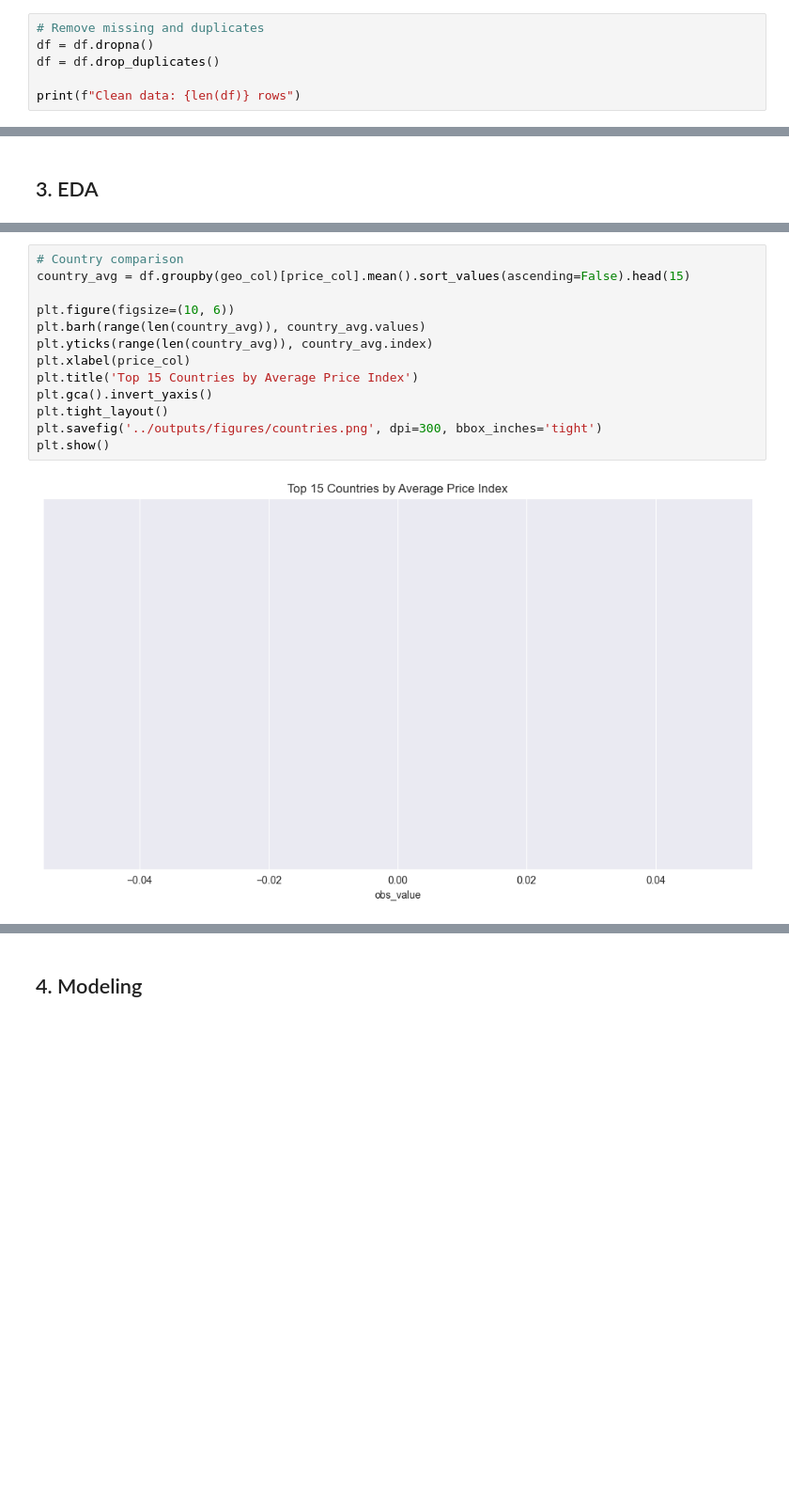
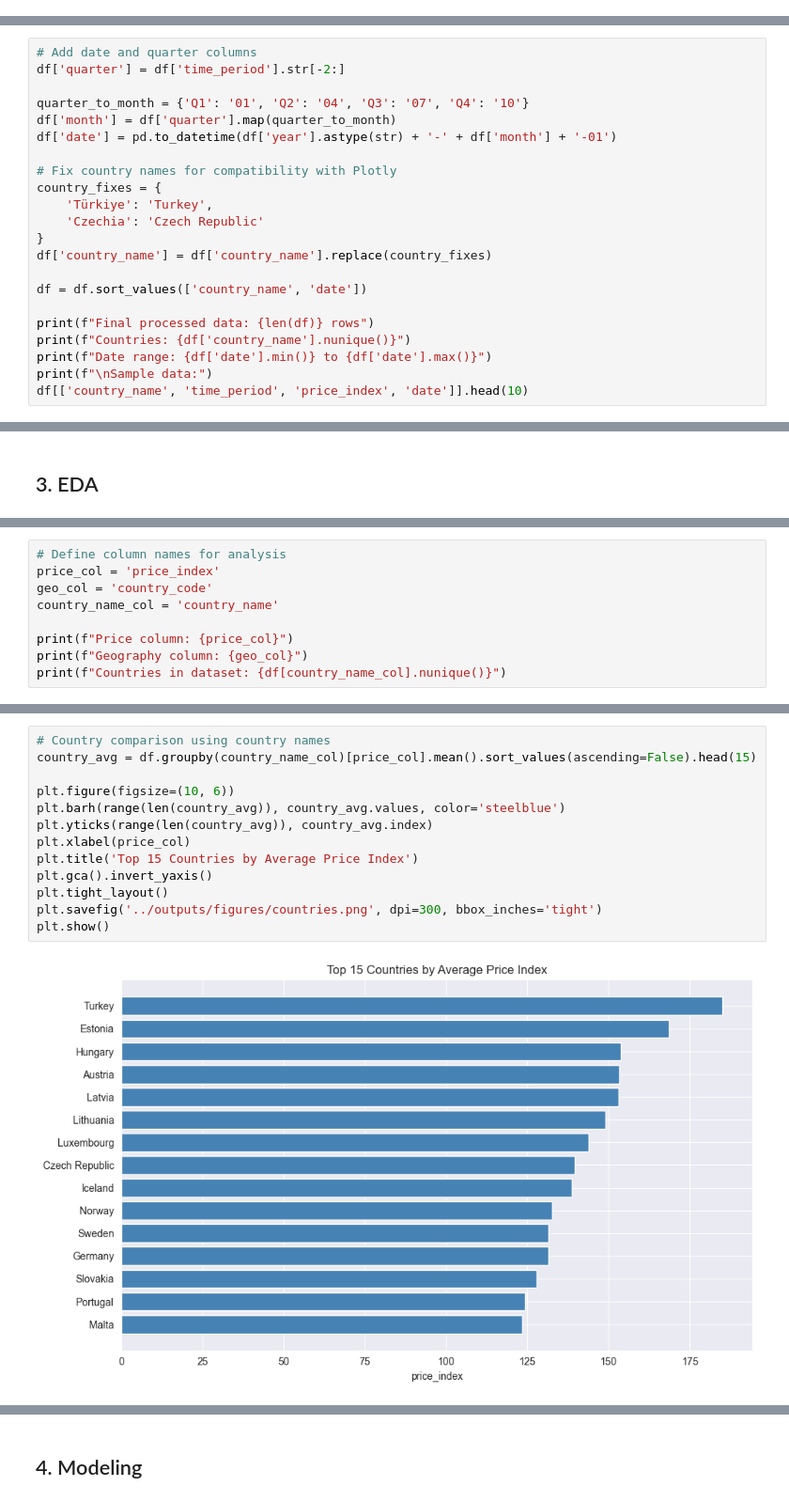
Before and after one commit to VladyslavHontar/A2_house_pricing_data_vis, a Jupyter notebook: notebooks/housing_analysis.ipynb, the cells around one changed output, grey strips where cells are left out. Shown at 94% size. Cells and saved outputs as stored; diff of their text form; blank space fills up the shorter version.

```diff
--- a/notebooks/housing_analysis.ipynb
+++ b/notebooks/housing_analysis.ipynb
@@ -72,9 +97,3 @@ Confidentiality status (flag)             30098
 dtype: int64
 
 Duplicates: 0
-# %%
-# Remove missing and duplicates
-df = df.dropna()
-df = df.drop_duplicates()
-
-print(f"Clean data: {len(df)} rows")
@@ -112,0 +126,22 @@ dtype: object
+# %%
+# Add date and quarter columns
+df['quarter'] = df['time_period'].str[-2:]
+
+quarter_to_month = {'Q1': '01', 'Q2': '04', 'Q3': '07', 'Q4': '10'}
+df['month'] = df['quarter'].map(quarter_to_month)
+df['date'] = pd.to_datetime(df['year'].astype(str) + '-' + df['month'] + '-01')
+
+# Fix country names for compatibility with Plotly
+country_fixes = {
+    'Türkiye': 'Turkey',
+    'Czechia': 'Czech Republic'
+}
+df['country_name'] = df['country_name'].replace(country_fixes)
+
+df = df.sort_values(['country_name', 'date'])
+
+print(f"Final processed data: {len(df)} rows")
+print(f"Countries: {df['country_name'].nunique()}")
+print(f"Date range: {df['date'].min()} to {df['date'].max()}")
+print(f"\nSample data:")
+df[['country_name', 'time_period', 'price_index', 'date']].head(10)
@@ -143,0 +186,9 @@ Geography column: geo
+# %%
+# Define column names for analysis
+price_col = 'price_index'
+geo_col = 'country_code'
+country_name_col = 'country_name'
+
+print(f"Price column: {price_col}")
+print(f"Geography column: {geo_col}")
+print(f"Countries in dataset: {df[country_name_col].nunique()}")
@@ -183,18 +238,18 @@ if 'date' in df.columns:
 # %%
-# Country comparison
-country_avg = df.groupby(geo_col)[price_col].mean().sort_values(ascending=False).head(15)
+# Country comparison using country names
+country_avg = df.groupby(country_name_col)[price_col].mean().sort_values(ascending=False).head(15)
 
 plt.figure(figsize=(10, 6))
-plt.barh(range(len(country_avg)), country_avg.values)
+plt.barh(range(len(country_avg)), country_avg.values, color='steelblue')
 plt.yticks(range(len(country_avg)), country_avg.index)
 plt.xlabel(price_col)
 plt.title('Top 15 Countries by Average Price Index')
 plt.gca().invert_yaxis()
 plt.tight_layout()
 plt.savefig('../outputs/figures/countries.png', dpi=300, bbox_inches='tight')
 plt.show()
 # %% [output]
-[figure, old version]
+[figure, new version]
 # %%
 # Correlation matrix
 numeric_df = df.select_dtypes(include=[np.number])
```
Also changed, not shown: parts of 18 cells of this notebook, 1 other file.
